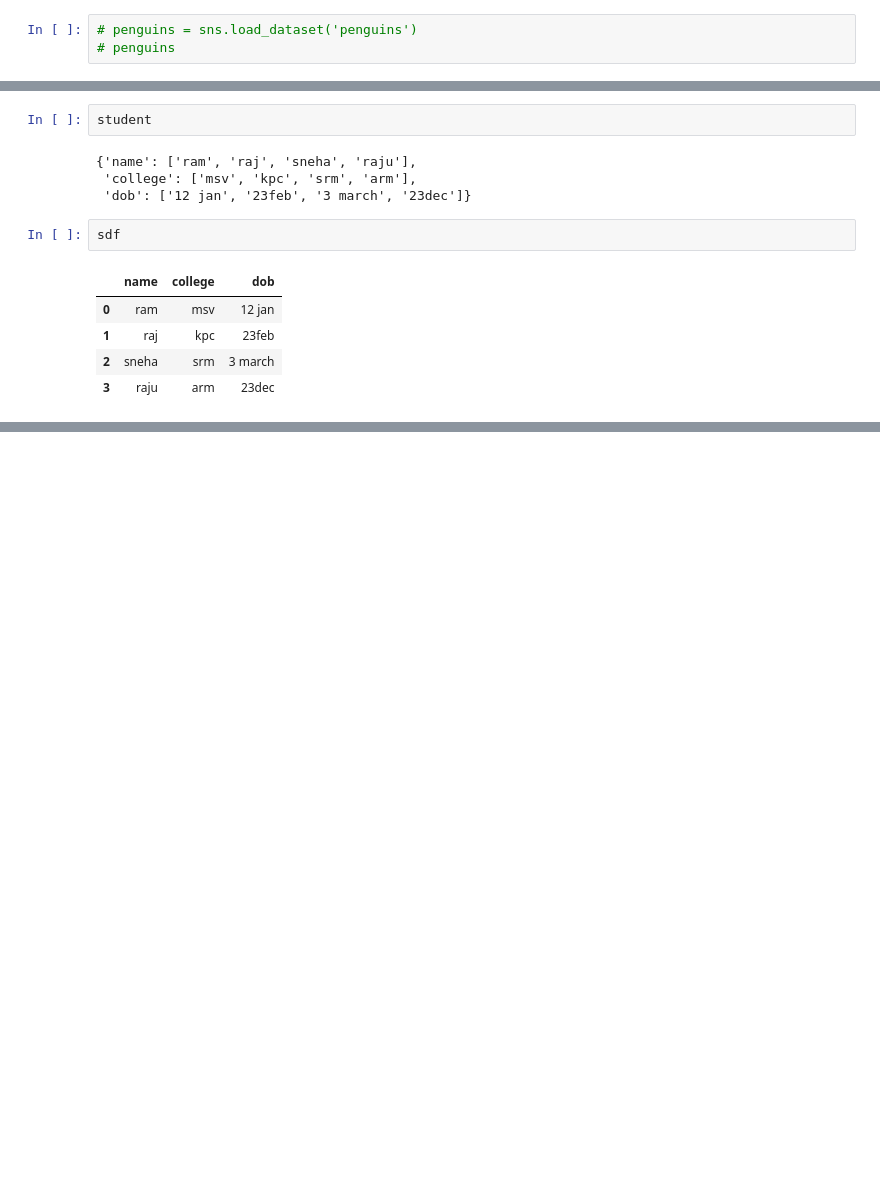
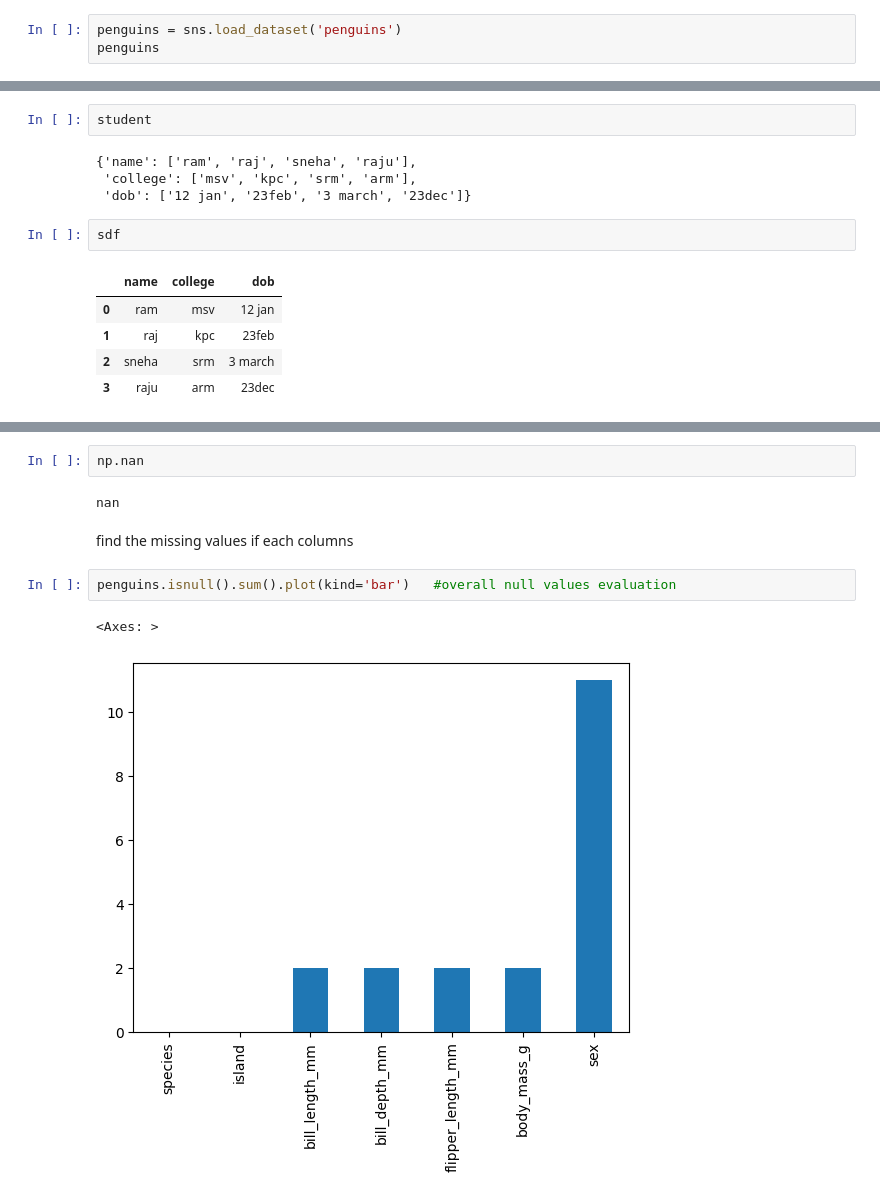
Before and after one commit to Aashutosh-Srivastava/Data-Science-Python, a Jupyter notebook: Data Analytics/pandas.ipynb, the cells around one changed output, grey strips where cells are left out. Drawn from its saved outputs; the diff is of its cells as text; blank space fills up the shorter version.

```diff
--- a/Data Analytics/pandas.ipynb
+++ b/Data Analytics/pandas.ipynb
@@ -31,5 +31,5 @@ import seaborn as sns
      - pie chart
      - word cloud
 # %%
-# penguins = sns.load_dataset('penguins')
-# penguins
+penguins = sns.load_dataset('penguins')
+penguins
@@ -148,0 +259,11 @@ sdf
+# %%
+np.nan
+# %% [output]
+nan
+# %% [markdown]
+find the missing values if each columns
+# %%
+penguins.isnull().sum().plot(kind='bar')   #overall null values evaluation
+# %% [output]
+<Axes: >
+[figure, added]
```
Also changed, not shown: parts of 47 cells of this notebook, 1 other file.
